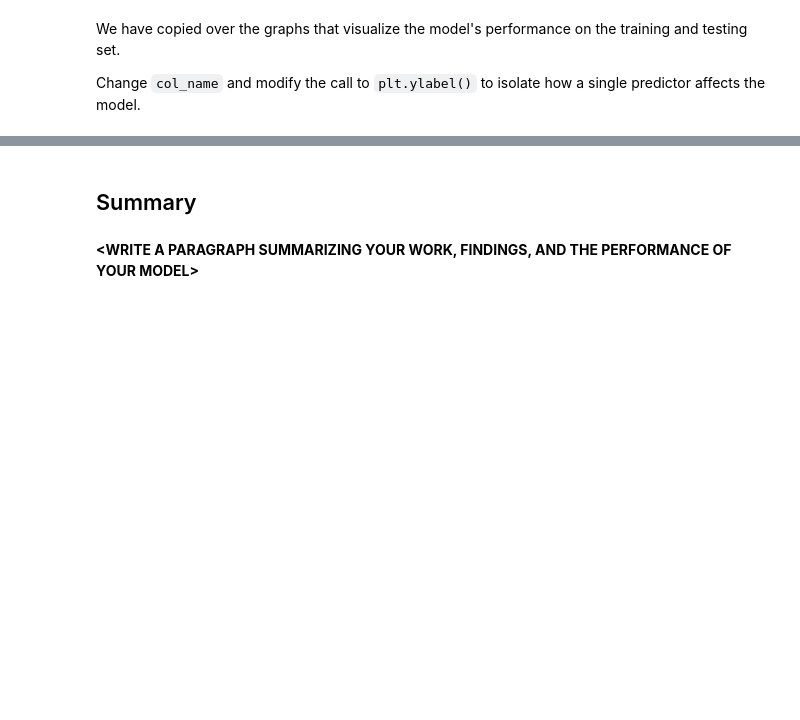
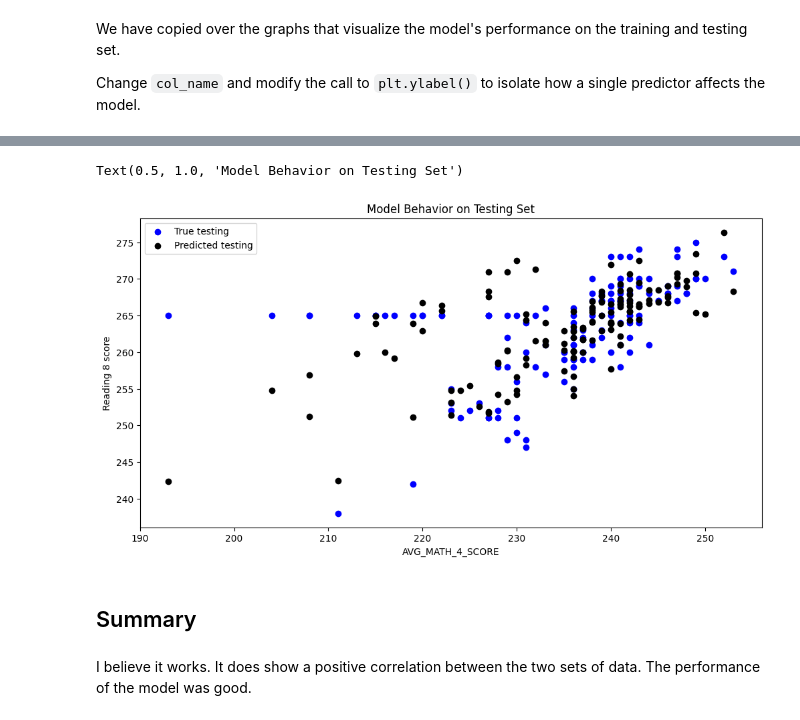
Before and after one commit to jobin-b/2023-Tutorials, a Jupyter notebook: tutorial1/checkpoint1.ipynb, the cells around one changed output, grey strips where cells are left out. Cells and saved outputs as stored; diff of their text form; code cells hidden in the pictures; blank space fills up the shorter version.

```diff
--- a/tutorial1/checkpoint1.ipynb
+++ b/tutorial1/checkpoint1.ipynb
@@ -150,15 +217,18 @@ Change `col_name` and modify the call to `plt.ylabel()` to isolate how a single
 # %%
-# col_name = 'COLUMN NAME OF ONE PREDICTOR"
+col_name = 'AVG_MATH_4_SCORE'
 
-# f = plt.figure(figsize=(12,6))
-# plt.scatter(X_test[col_name], y_test, color = "blue")
-# plt.scatter(X_test[col_name], model.predict(X_test), color = "black")
+f = plt.figure(figsize=(12,6))
+plt.scatter(X_test[col_name], y_test, color = "blue")
+plt.scatter(X_test[col_name], model.predict(X_test), color = "black")
 
-# plt.legend(['True testing','Predicted testing'])
-# plt.xlabel(col_name)
-# plt.ylabel('NAME OF THE PREDICTOR')
-# plt.title("Model Behavior on Testing Set")
+plt.legend(['True testing','Predicted testing'])
+plt.xlabel(col_name)
+plt.ylabel('Reading 8 score')
+plt.title("Model Behavior on Testing Set")
+# %% [output]
+Text(0.5, 1.0, 'Model Behavior on Testing Set')
+[figure, added]
 # %% [markdown]
 <h2> Summary </h2>
-# %% [markdown]
-**<WRITE A PARAGRAPH SUMMARIZING YOUR WORK, FINDINGS, AND THE PERFORMANCE OF YOUR MODEL\>**
+# %% [markdown]
+I believe it works. It does show a positive correlation between the two sets of data. The performance of the model was good.
```
Also changed, not shown: parts of 23 cells of this notebook.
